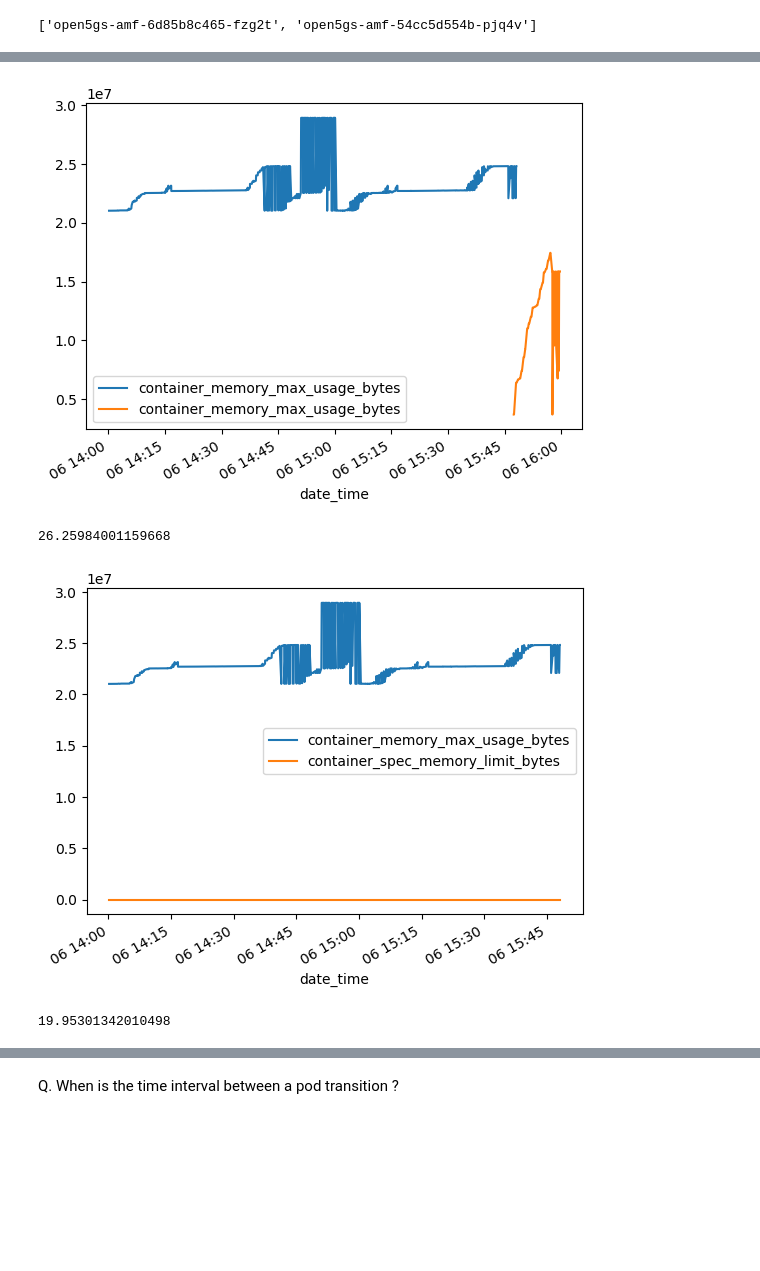
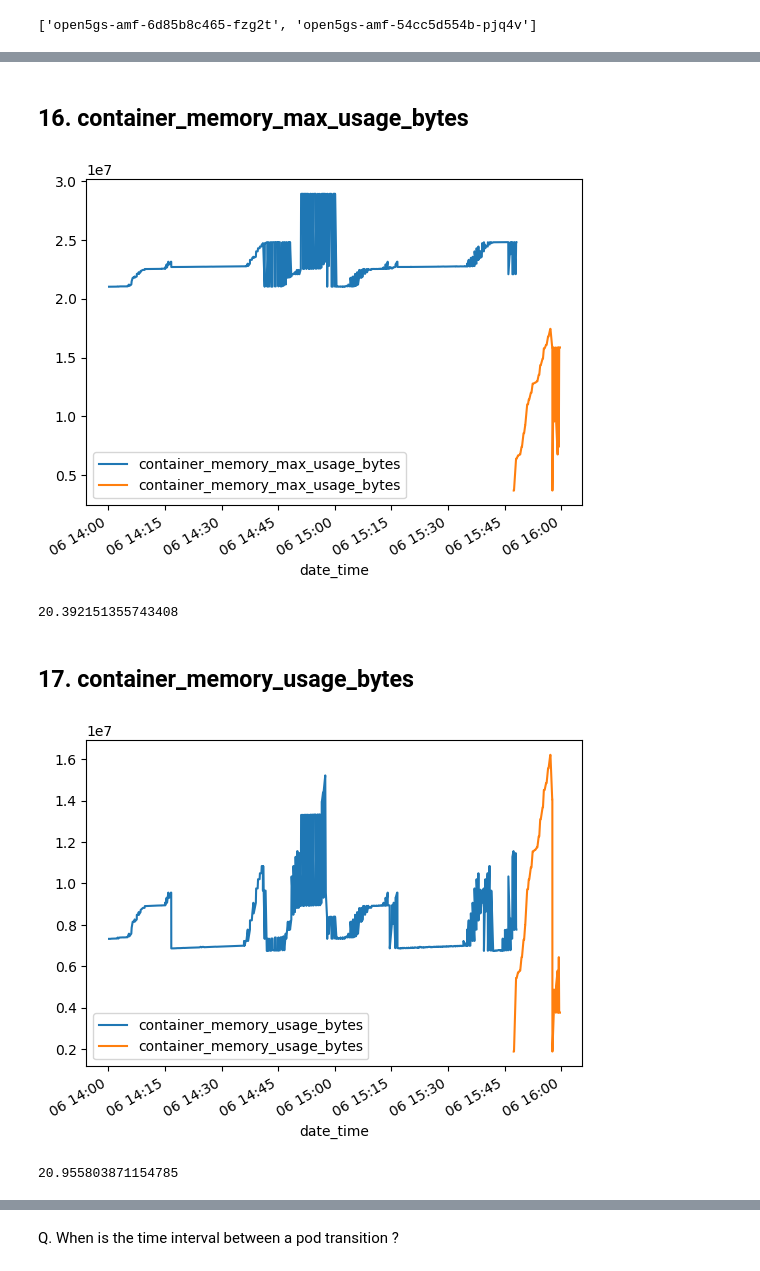
Before and after one commit to DISHDevEx/amf-foresight, a Jupyter notebook: amf_foresight/research/eda.ipynb, the cells around one changed output, grey strips where cells are left out. Saved outputs shown, nothing was run; the diff lists cells and outputs as text; code cells hidden in the pictures; blank space fills up the shorter version.

Commit message:
research: more detailed feature understanding with plots for first 30 metrics

```diff
--- a/amf_foresight/research/eda.ipynb
+++ b/amf_foresight/research/eda.ipynb
@@ -88,23 +45,19 @@ def get_values(amf_data, column_name = None, pod_id = None):
         amf_data = amf_data.filter(col("metric___name__") == column_name)
     if pod_id:
         amf_data = amf_data.filter(col("metric_pod") ==  pod_id)
+    amf_data = amf_data.groupBy('date_time', 'metric___name__',  'metric_pod').agg(F.avg('values').alias('avg_values'))
     return amf_data
 
 def comparisson_plot(amf_data, metric1, metric2, pod1, pod2):
     time1 = time.time()
-    data1 = get_values(amf_data, metric1, pod1)
-    data2 = get_values(amf_data, metric2, pod2)
-    df_avg1 = data1.groupBy('date_time', 'metric___name__').agg(F.avg('values').alias('avg_values'))
-    df_avg2 = data2.groupBy('date_time', 'metric___name__').agg(F.avg('values').alias('avg_values'))
-    # Convert to Pandas DataFrame
-    df_pandas1 = df_avg1.toPandas()
-    df_pandas2 = df_avg2.toPandas()
+    data1 = get_values(amf_data, metric1, pod1).toPandas()
+    data2 = get_values(amf_data, metric2, pod2).toPandas()
     # Create a figure and axis
     fig, ax = plt.subplots()
     # Loop through each metric name and plot its data
-    for metric_name, group in df_pandas1.groupby('metric___name__'):
+    for metric_name, group in data1.groupby('metric___name__'):
         group.plot(x='date_time', y='avg_values', ax=ax, label=metric_name)
-    for metric_name, group in df_pandas2.groupby('metric___name__'):
+    for metric_name, group in data2.groupby('metric___name__'):
         group.plot(x='date_time', y='avg_values', ax=ax, label=metric_name)
     plt.show()
     time2 = time.time()
@@ -126,10 +350,16 @@ data.select('metric_pod').rdd.flatMap(lambda x: x).distinct().collect()
+# %% [markdown]
+**16. container_memory_max_usage_bytes**
+--------------------------------------
 # %%
 comparisson_plot(amf_data, 'container_memory_max_usage_bytes', 'container_memory_max_usage_bytes', 'open5gs-amf-6d85b8c465-fzg2t', 'open5gs-amf-54cc5d554b-pjq4v')
 # %% [output]
 [figure]
-26.25984001159668
+20.392151355743408
+# %% [markdown]
+**17. container_memory_usage_bytes**
+--------------------------------------
 # %%
-comparisson_plot(amf_data, 'container_memory_max_usage_bytes', 'container_spec_memory_limit_bytes', 'open5gs-amf-6d85b8c465-fzg2t', 'open5gs-amf-6d85b8c465-fzg2t')
+comparisson_plot(amf_data, 'container_memory_usage_bytes', 'container_memory_usage_bytes', 'open5gs-amf-6d85b8c465-fzg2t', 'open5gs-amf-54cc5d554b-pjq4v')
 # %% [output]
-[figure, old version]
+[figure, new version]
-19.95301342010498
+20.955803871154785
```
Also changed, not shown: parts of 75 cells of this notebook.
